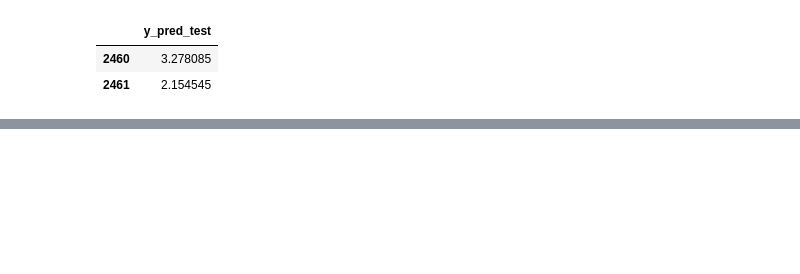
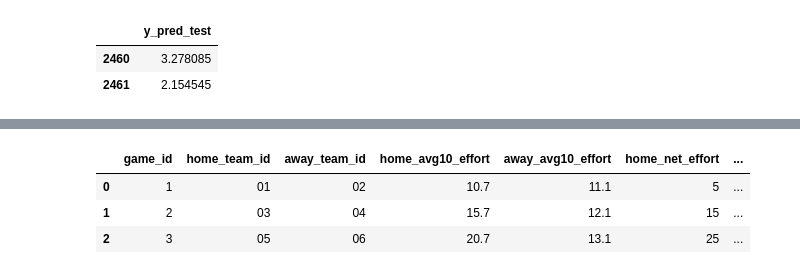
Before and after one commit to samluxenberg1/nba_hustle_sdg, a Jupyter notebook: notebooks/stage2_model.ipynb, the cells around one changed output, grey strips where cells are left out. Drawn from its saved outputs; the diff is of its cells as text; code cells hidden in the pictures; blank space fills up the shorter version.

```diff
--- a/notebooks/stage2_model.ipynb
+++ b/notebooks/stage2_model.ipynb
@@ -499,3 +528,8 @@ d_test
 |  | AVG10_EFG_PCT_DIFF | AVG10_FTA_RATE_DIFF | AVG10_TM_TOV_PCT_DIFF | AVG10_OREB_PCT_DIFF | ... |
 | 2460 | 0.0222 | -0.0866 | -0.0121 | -0.0438 | ... |
 | 2461 | 0.0177 | -0.0182 | 0.0120 | -0.0067 | ... |
+# %%
+df1 = pd.DataFrame({'game_id':[1,1,2,2,3,3], 'team_id':['01','02','03','04','05','06'], 'net_effort':[5,10,15,20,25,30]})
+df2 = pd.DataFrame({'game_id':[1,2,3], 'home_team_id': ['01','03','05'], 'away_team_id': ['02','04','06'], 'home_avg10_effort': [10.7,15.7,20.7], 'away_avg10_effort': [11.1,12.1,13.1]})
+display(df1)
+display(df2)
@@ -501,0 +548,14 @@ d_test
+# %%
+df2_home_m = df2.merge(df1, how='left', left_on=['game_id','home_team_id'], right_on=['game_id','team_id'])
+df2_home_m.drop('team_id', axis=1, inplace=True)
+df2_home_m.rename(columns={'net_effort': 'home_net_effort'}, inplace=True)
+
+df2_home_away_m = df2_home_m.merge(df1, how='left', left_on=['game_id','away_team_id'], right_on=['game_id','team_id'])
+df2_home_away_m.drop('team_id', axis=1, inplace=True)
+df2_home_away_m.rename(columns={'net_effort': 'away_net_effort'}, inplace=True)
+df2_home_away_m
+# %% [output]
+|  | game_id | home_team_id | away_team_id | home_avg10_effort | away_avg10_effort | home_net_effort | ... |
+| 0 | 1 | 01 | 02 | 10.7 | 11.1 | 5 | ... |
+| 1 | 2 | 03 | 04 | 15.7 | 12.1 | 15 | ... |
+| 2 | 3 | 05 | 06 | 20.7 | 13.1 | 25 | ... |
```
Also changed, not shown: parts of 5 cells of this notebook, 13 other files.
